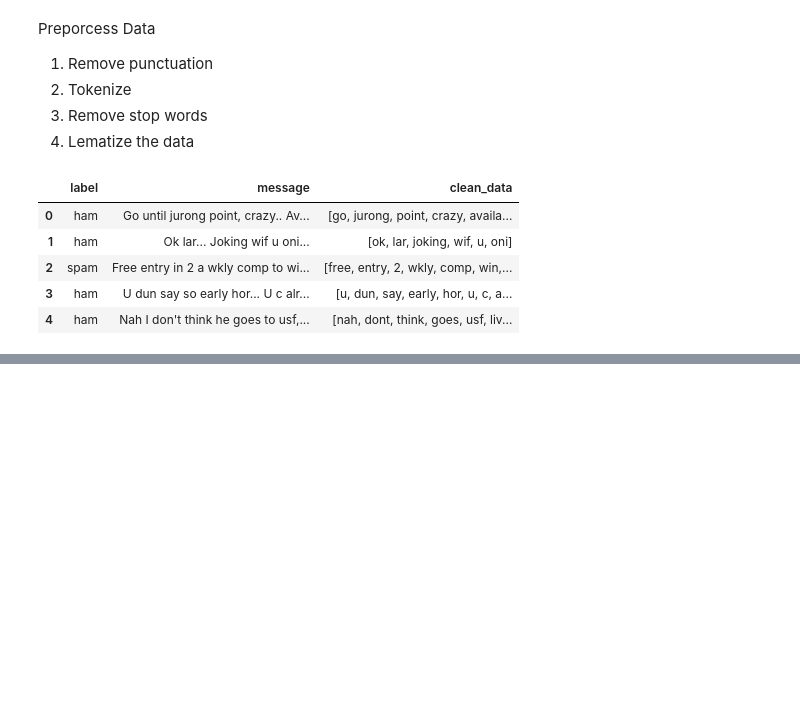
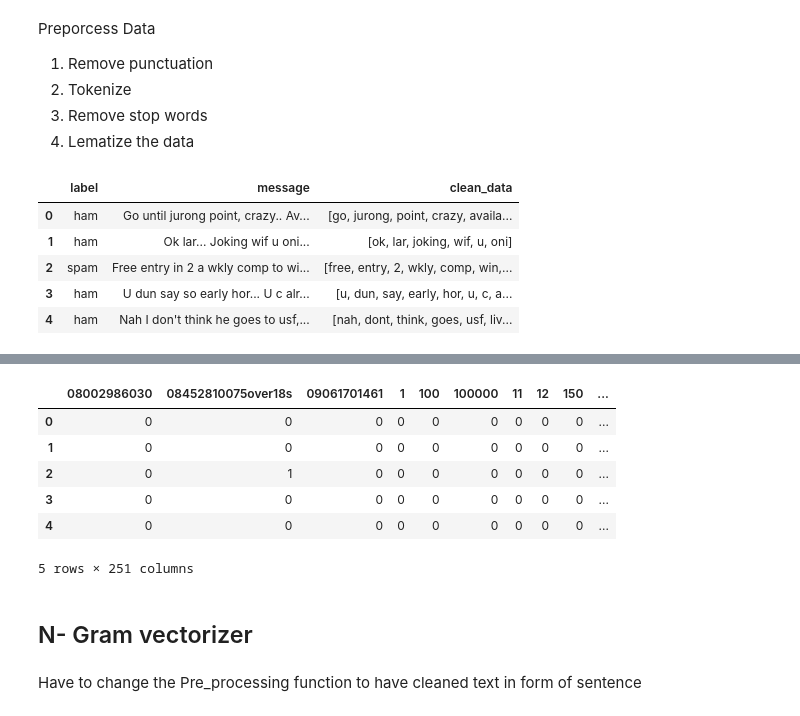
Before and after one commit to hrushikute/DataAnalytics, a Jupyter notebook: nltk_exploration.ipynb, the cells around one changed output, grey strips where cells are left out. Drawn from its saved outputs; the diff is of its cells as text; code cells hidden in the pictures; blank space fills up the shorter version.

```diff
--- a/nltk_exploration.ipynb
+++ b/nltk_exploration.ipynb
@@ -297,0 +361,16 @@ df.head()
+# %%
+x_count_df.columns = count_vect.get_feature_names()
+# %%
+x_count_df.head()
+# %% [output]
+|  | 08002986030 | 08452810075over18s | 09061701461 | 1 | 100 | 100000 | 11 | 12 | 150 | ... |
+| 0 | 0 | 0 | 0 | 0 | 0 | 0 | 0 | 0 | 0 | ... |
+| 1 | 0 | 0 | 0 | 0 | 0 | 0 | 0 | 0 | 0 | ... |
+| 2 | 0 | 1 | 0 | 0 | 0 | 0 | 0 | 0 | 0 | ... |
+| 3 | 0 | 0 | 0 | 0 | 0 | 0 | 0 | 0 | 0 | ... |
+| 4 | 0 | 0 | 0 | 0 | 0 | 0 | 0 | 0 | 0 | ... |
+5 rows × 251 columns
+# %% [markdown]
+## N- Gram vectorizer
+# %% [markdown]
+Have to change the Pre_processing function to have cleaned text in form of sentence
```
Also changed, not shown: parts of 19 cells of this notebook.
